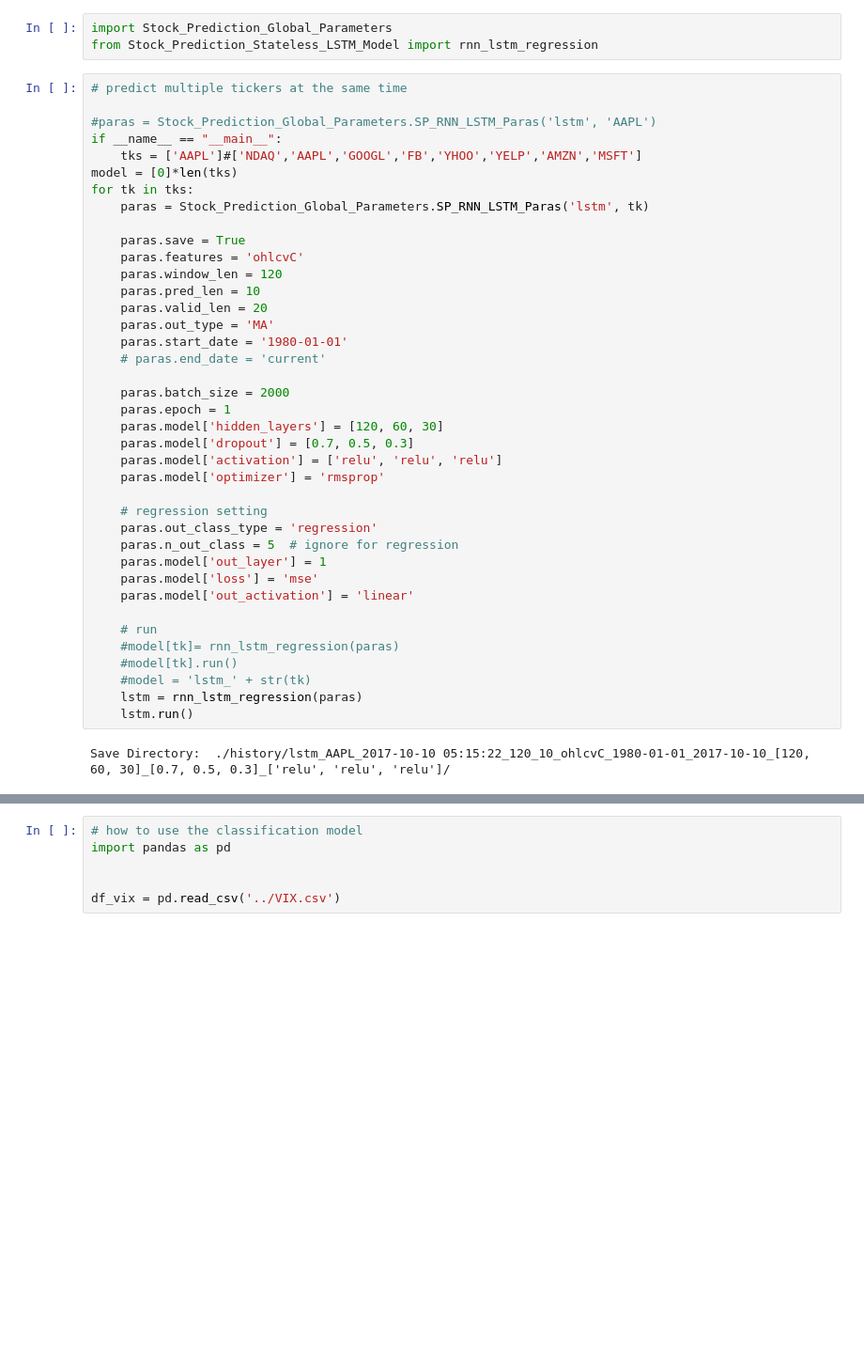
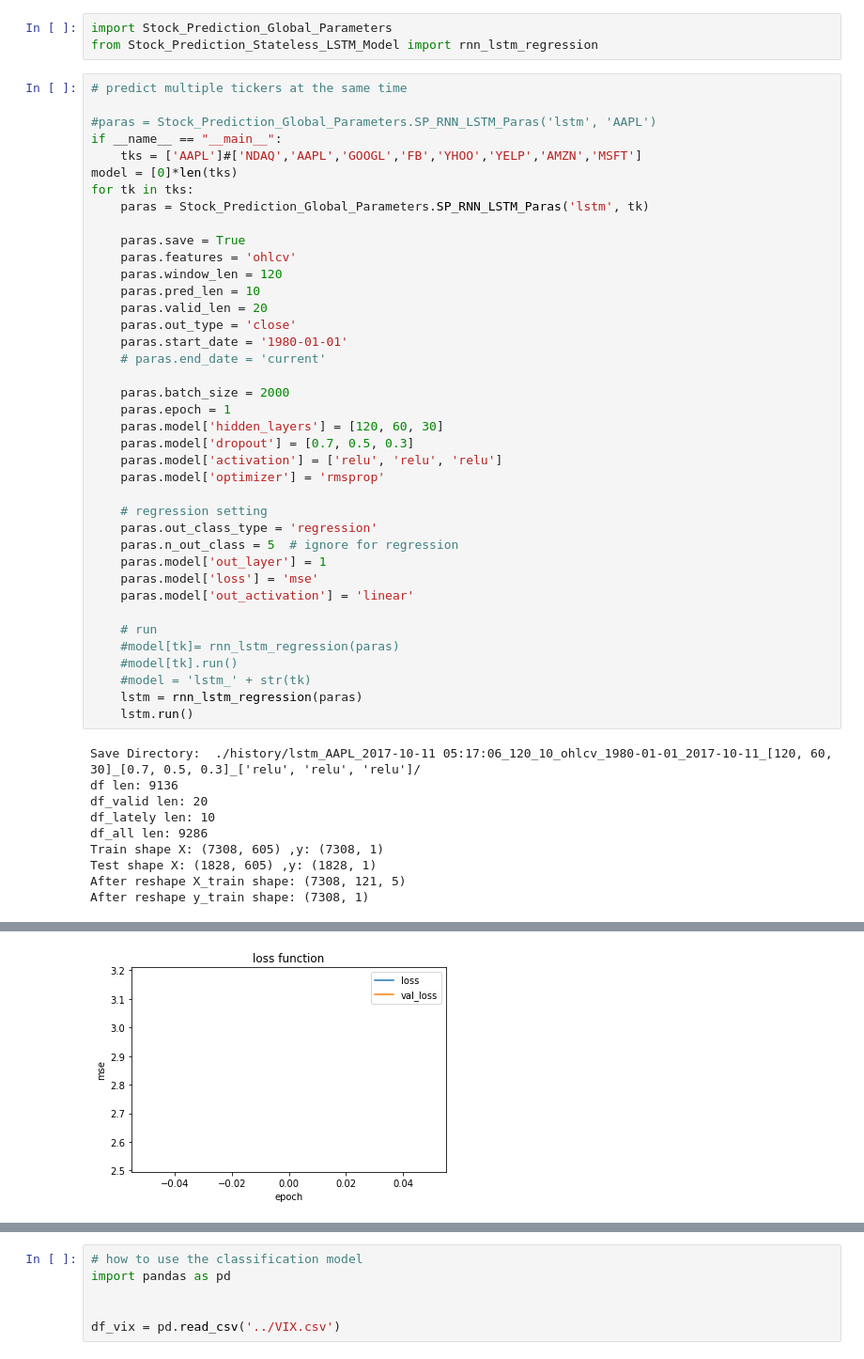
Before and after one commit to Mike201456/time-series, a Jupyter notebook: Stock_Prediction_Stateless_LSTM_Run.ipynb, the cells around one changed output, grey strips where cells are left out. Shown at 94% size. Cells and saved outputs as stored; diff of their text form; blank space fills up the shorter version.

Commit message:
history

```diff
--- a/Stock_Prediction_Stateless_LSTM_Run.ipynb
+++ b/Stock_Prediction_Stateless_LSTM_Run.ipynb
@@ -12,11 +32,11 @@ for tk in tks:
     paras = Stock_Prediction_Global_Parameters.SP_RNN_LSTM_Paras('lstm', tk)
 
     paras.save = True
-    paras.features = 'ohlcvC'
+    paras.features = 'ohlcv'
     paras.window_len = 120
     paras.pred_len = 10
     paras.valid_len = 20
-    paras.out_type = 'MA'
+    paras.out_type = 'close'
     paras.start_date = '1980-01-01'
     # paras.end_date = 'current'
 
@@ -41,4 +61,12 @@ for tk in tks:
     lstm = rnn_lstm_regression(paras)
     lstm.run()
 # %% [output]
-Save Directory:  ./history/lstm_AAPL_2017-10-10 05:15:22_120_10_ohlcvC_1980-01-01_2017-10-10_[120, 60, 30]_[0.7, 0.5, 0.3]_['relu', 'relu', 'relu']/
+Save Directory:  ./history/lstm_AAPL_2017-10-11 05:17:06_120_10_ohlcv_1980-01-01_2017-10-11_[120, 60, 30]_[0.7, 0.5, 0.3]_['relu', 'relu', 'relu']/
+df len: 9136
+df_valid len: 20
+df_lately len: 10
+df_all len: 9286
+Train shape X: (7308, 605) ,y: (7308, 1)
+Test shape X: (1828, 605) ,y: (1828, 1)
+After reshape X_train shape: (7308, 121, 5)
+After reshape y_train shape: (7308, 1)
@@ -45,0 +85 @@ KeyError: 'C'
+[figure, added]
```
Also changed, not shown: parts of 7 cells of this notebook, 9 other files.
